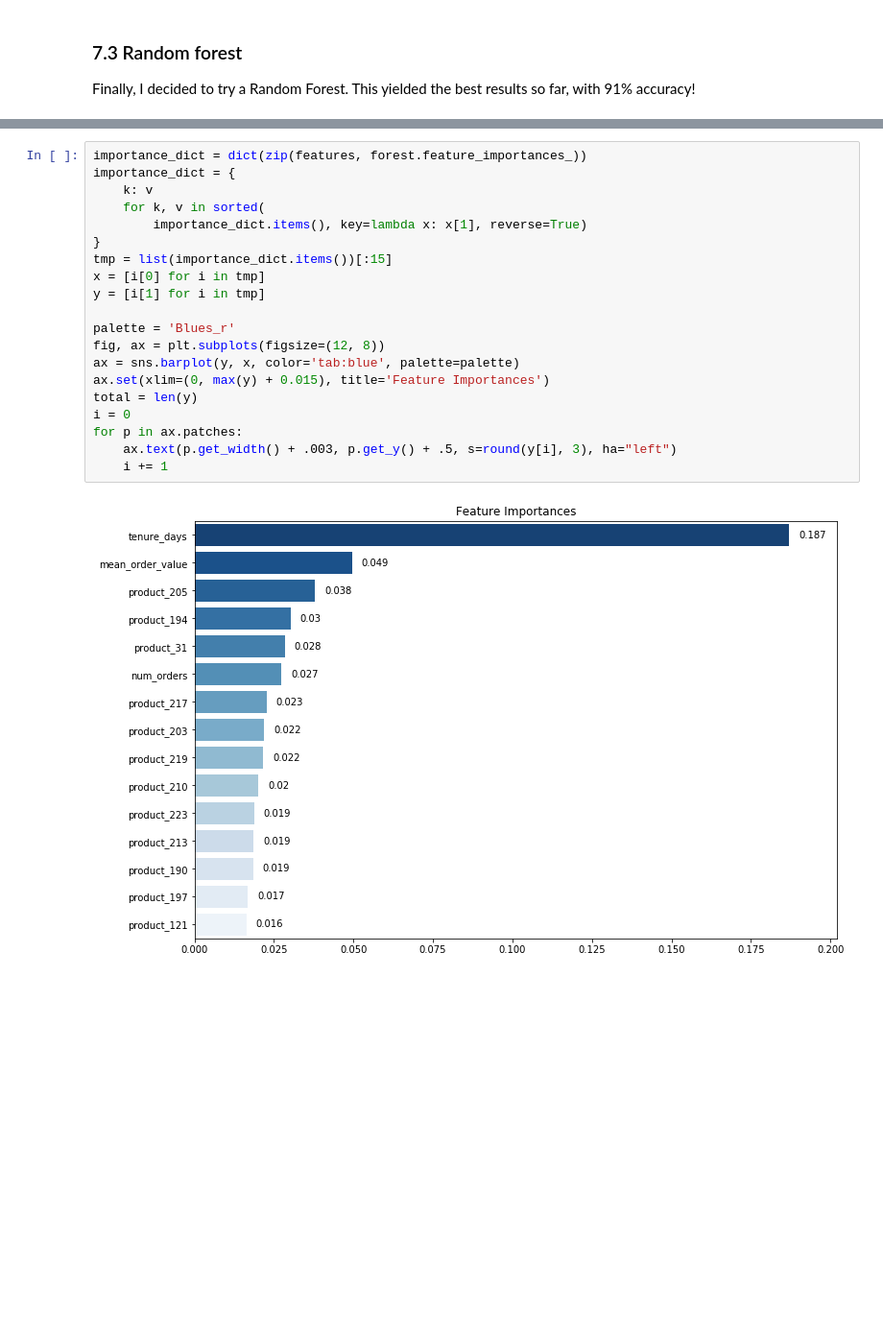
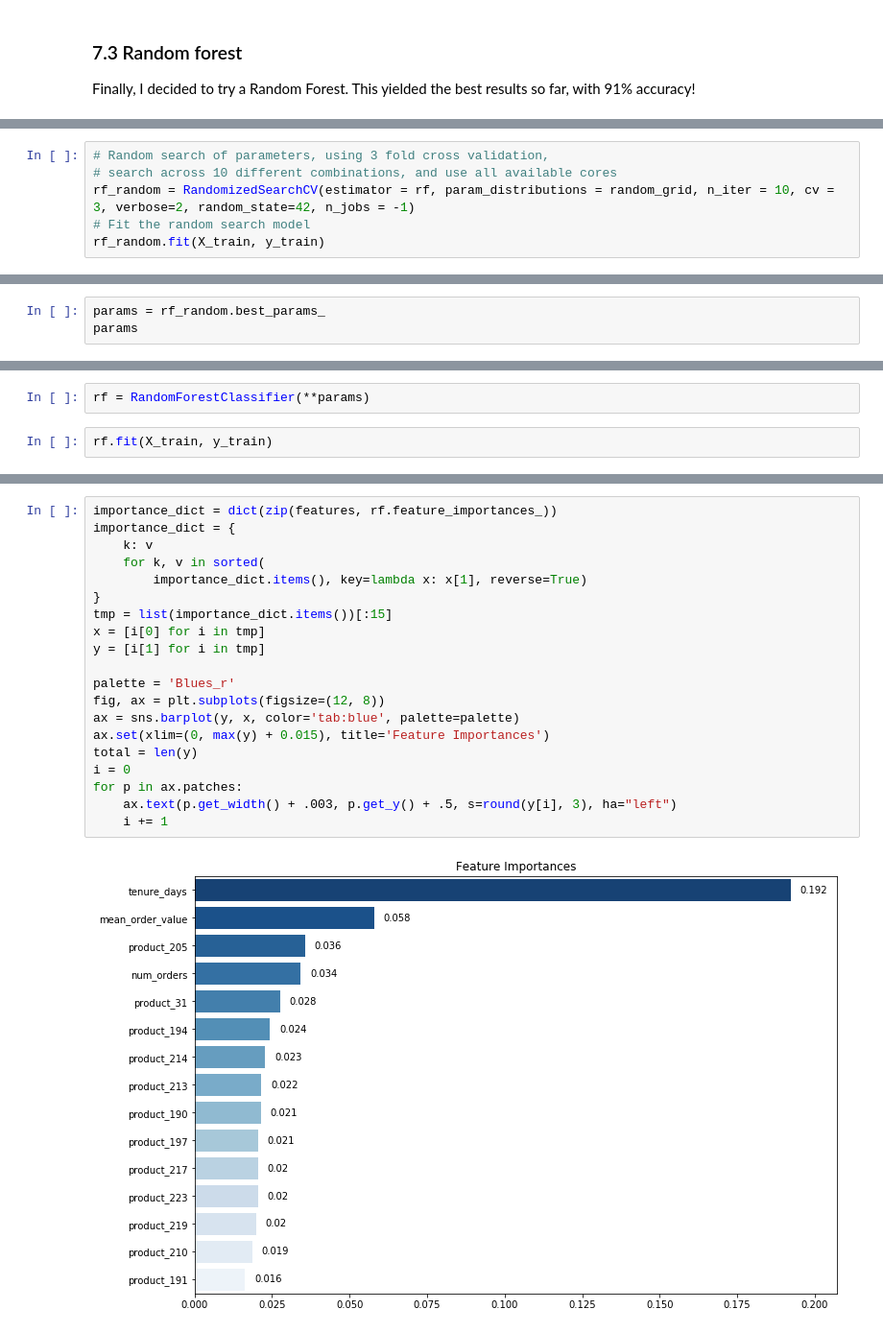
Before and after one commit to czien/coding_samples, a Jupyter notebook: Churn Analysis.ipynb, the cells around one changed output, grey strips where cells are left out. Shown at 96% size. Saved outputs shown, nothing was run; the diff lists cells and outputs as text; blank space fills up the shorter version.

```diff
--- a/Churn Analysis.ipynb
+++ b/Churn Analysis.ipynb
@@ -369,0 +404,6 @@ weighted avg       0.90      0.90      0.90     21990
+# %%
+# Random search of parameters, using 3 fold cross validation,
+# search across 10 different combinations, and use all available cores
+rf_random = RandomizedSearchCV(estimator = rf, param_distributions = random_grid, n_iter = 10, cv = 3, verbose=2, random_state=42, n_jobs = -1)
+# Fit the random search model
+rf_random.fit(X_train, y_train)
@@ -369,0 +431,3 @@ weighted avg       0.90      0.90      0.90     21990
+# %%
+params = rf_random.best_params_
+params
@@ -369,0 +441,4 @@ weighted avg       0.90      0.90      0.90     21990
+# %%
+rf = RandomForestClassifier(**params)
+# %%
+rf.fit(X_train, y_train)
@@ -372,23 +467,23 @@ weighted avg       0.90      0.90      0.90     21990
 I built a horizontal bar plot to show feature importances in the Random Forest model. Three of the newly-engineered features — *tenure_days, mean_order_value,* and *num_orders* — came out on top. The other most important determinants were related to specific products purchased. Interestingly, the source categories did not make it top the top in this model.
 # %%
-importance_dict = dict(zip(features, forest.feature_importances_))
+importance_dict = dict(zip(features, rf.feature_importances_))
 importance_dict = {
     k: v
     for k, v in sorted(
         importance_dict.items(), key=lambda x: x[1], reverse=True)
 }
 tmp = list(importance_dict.items())[:15]
 x = [i[0] for i in tmp]
 y = [i[1] for i in tmp]
 
 palette = 'Blues_r'
 fig, ax = plt.subplots(figsize=(12, 8))
 ax = sns.barplot(y, x, color='tab:blue', palette=palette)
 ax.set(xlim=(0, max(y) + 0.015), title='Feature Importances')
 total = len(y)
 i = 0
 for p in ax.patches:
     ax.text(p.get_width() + .003, p.get_y() + .5, s=round(y[i], 3), ha="left")
     i += 1
 # %% [output]
-[figure, old version]
+[figure, new version]
```
Also changed, not shown: parts of 10 cells of this notebook.
